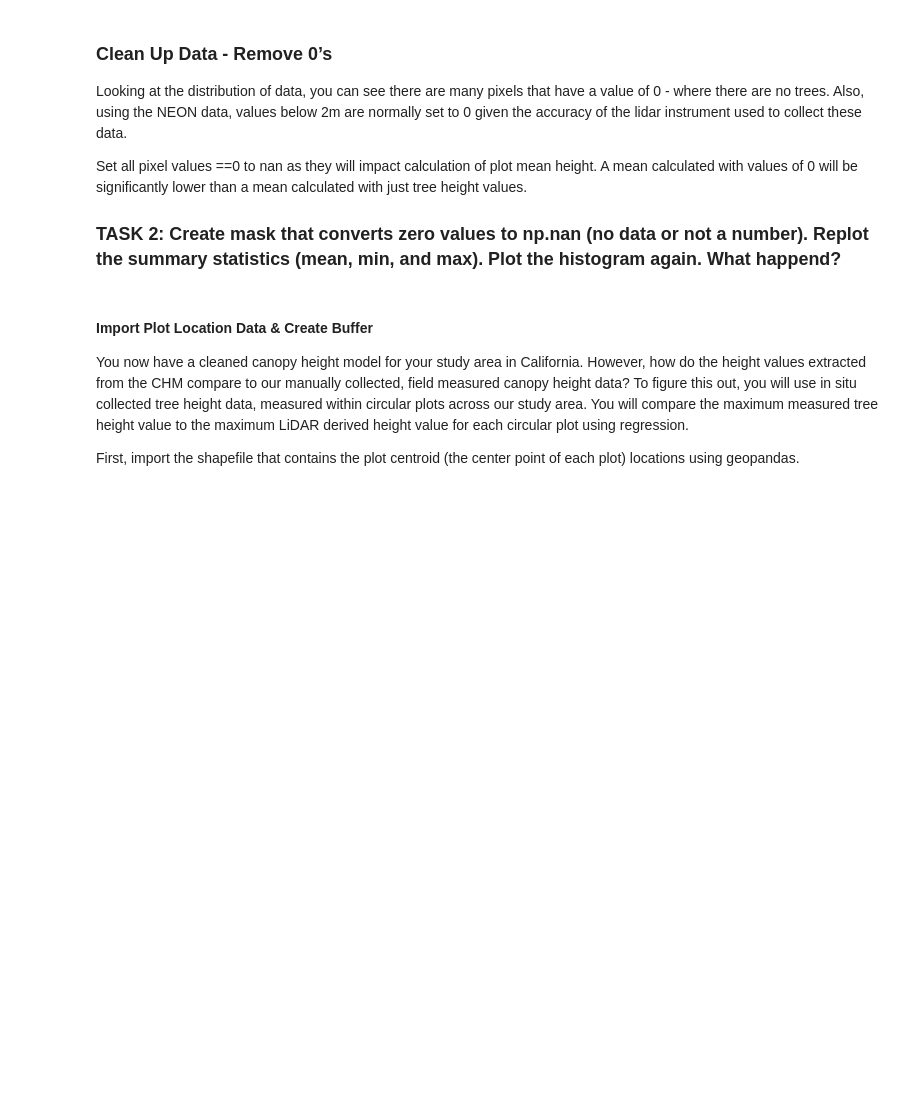
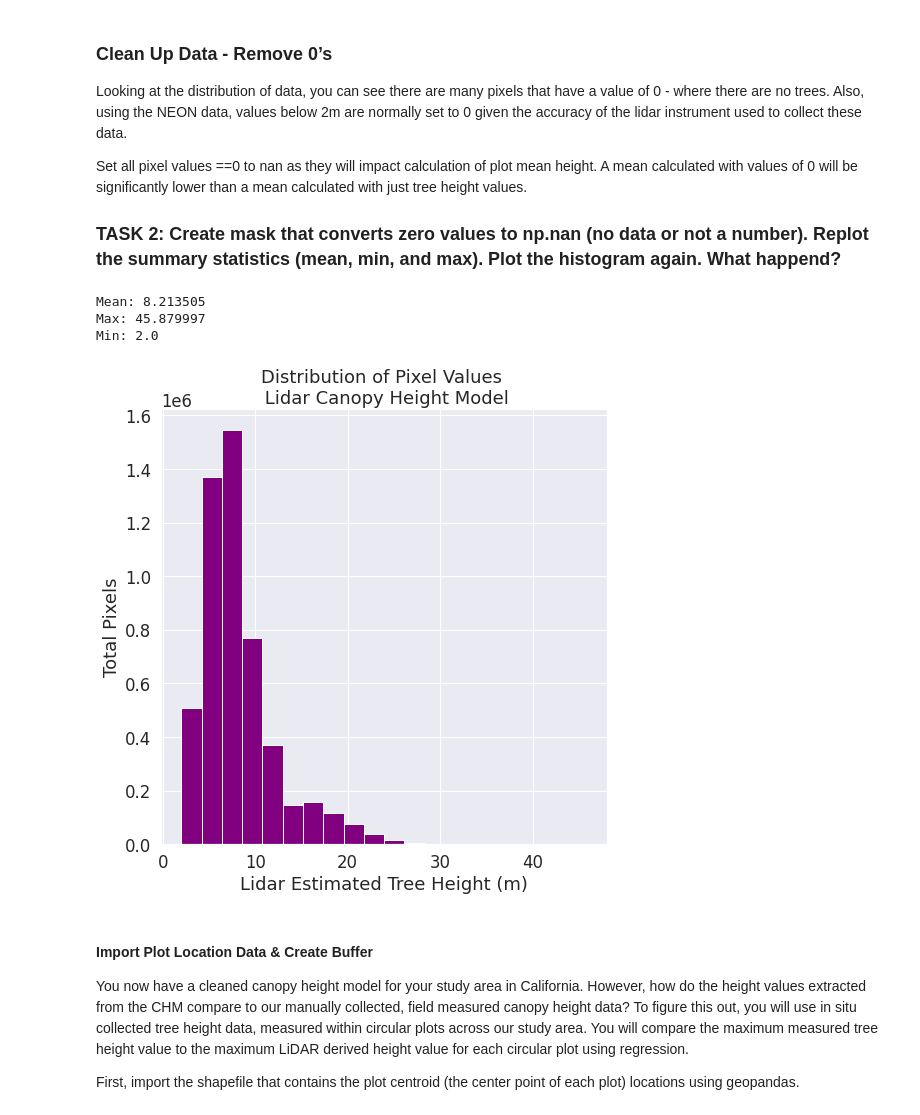
Before and after one commit to nalamry/EnvDatSci22, a Jupyter notebook: CodeSprints/Regression101.ipynb, the cells around one changed output. Drawn from its saved outputs; the diff is of its cells as text; code cells hidden in the pictures; blank space fills up the shorter version.

```diff
--- a/CodeSprints/Regression101.ipynb
+++ b/CodeSprints/Regression101.ipynb
@@ -150,9 +158,28 @@ Set all pixel values ==0 to nan as they will impact calculation of plot mean hei
 # Task 2: mask data using rioxarray
 sjer_chm_data_no_zeros = sjer_chm_data.where(sjer_chm_data != 0, np.nan)
 
+sjer_chm_data_no_zeros
+
 # Task 2: view summary statistics of canopy height model after cleaning up the data
+
+print('Mean:', sjer_chm_data_no_zeros.mean().values)
+print('Max:', sjer_chm_data_no_zeros.max().values)
+print('Min:', sjer_chm_data_no_zeros.min().values)
+# %% [output]
+Mean: 8.213505
+Max: 45.879997
+Min: 2.0
 # %%
 # Task 2: view histogram of canopy height model after cleaning up the data
+
+ax=ep.hist(sjer_chm_data_no_zeros.values,
+        figsize=(8,8),
+        colors="purple",
+        xlabel="Lidar Estimated Tree Height (m)",
+        ylabel="Total Pixels",
+        title="Distribution of Pixel Values \n Lidar Canopy Height Model")
+# %% [output]
+[figure, added]
 # %% [markdown]
 #### Import Plot Location Data & Create Buffer
 You now have a cleaned canopy height model for your study area in California. However, how do the height values extracted from the CHM compare to our manually collected, field measured canopy height data? To figure this out, you will use in situ collected tree height data, measured within circular plots across our study area. You will compare the maximum measured tree height value to the maximum LiDAR derived height value for each circular plot using regression.
```
Also changed, not shown: parts of 6 cells of this notebook.
